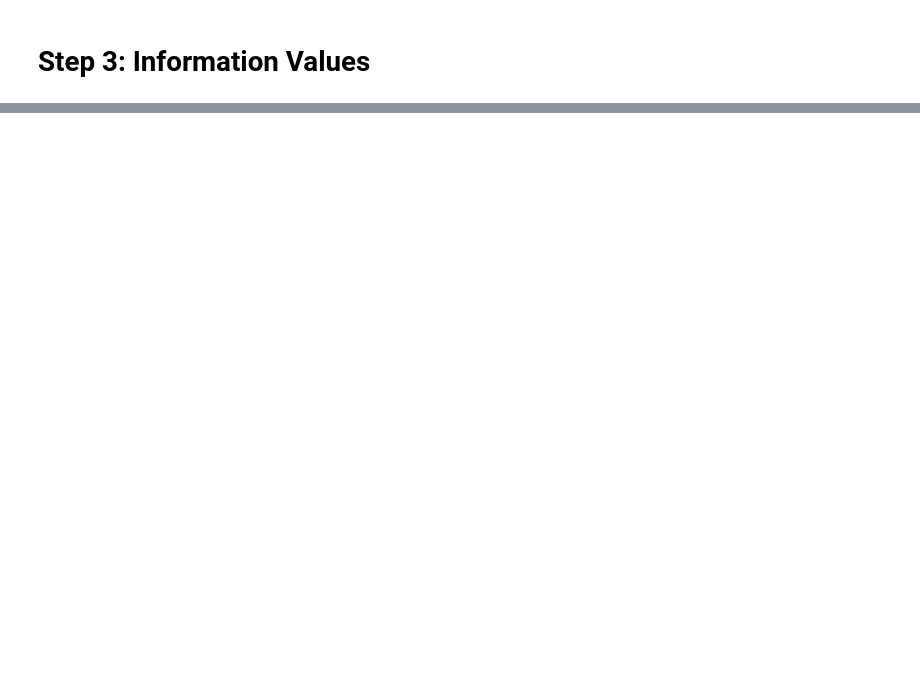
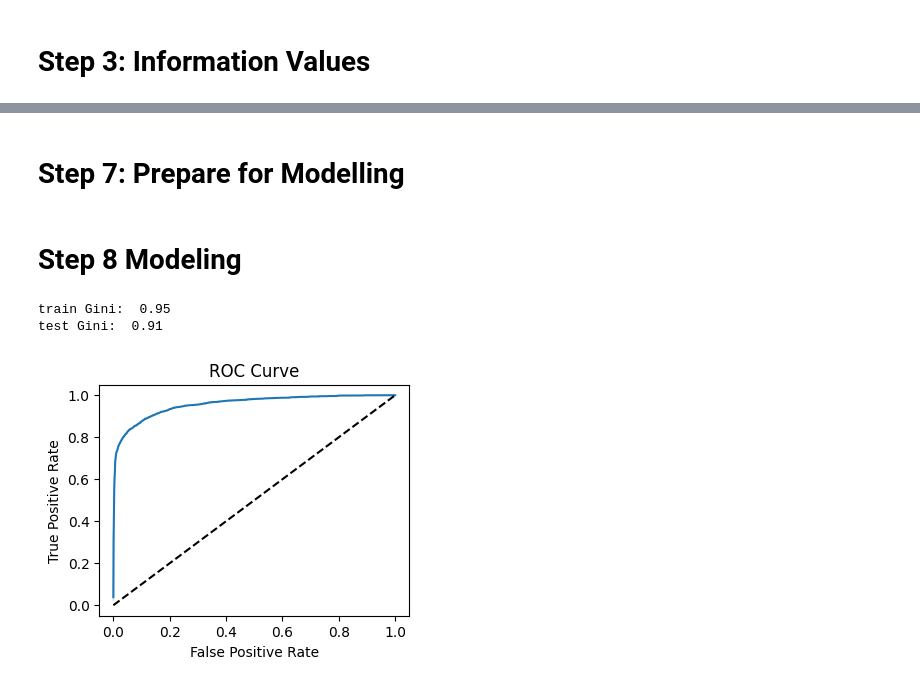
Before and after one commit to MarkThackham/portfolio, a Jupyter notebook: 04 Loan Approval Prediction.ipynb/01 Loan Approval Prediction.ipynb, the cells around one changed output, grey strips where cells are left out. Saved outputs shown, nothing was run; the diff lists cells and outputs as text; code cells hidden in the pictures; blank space fills up the shorter version.

```diff
--- a/04 Loan Approval Prediction.ipynb/01 Loan Approval Prediction.ipynb
+++ b/04 Loan Approval Prediction.ipynb/01 Loan Approval Prediction.ipynb
@@ -309,0 +401,41 @@ dtype: object
+# %% [markdown]
+# Step 7: Prepare for Modelling
+# %%
+# X and y
+X=df4.drop(columns='loan_status')
+y=df4['loan_status']
+
+# Split Data
+X_train, X_test, y_train, y_test = train_test_split(X, y, test_size=0.3, random_state=42)
+# %% [markdown]
+# Step 8 Modeling
+# %%
+# Light GBM
+mdl_lgb=LGBMClassifier(verbose=0, random_state=42)
+mdl_lgb.fit(X_train, y_train)
+
+# Predictions
+mdl_lgb_train_pred=mdl_lgb.predict_proba(X_train)[:,1]
+mdl_lgb_test_pred=mdl_lgb.predict_proba(X_test)[:,1]
+# %%
+# Gini
+print('train Gini: ', round(roc_auc_score(y_true=y_train, y_score=mdl_lgb_train_pred)*2-1,2))
+print('test Gini: ',  round(roc_auc_score(y_true=y_test,  y_score=mdl_lgb_test_pred)*2-1, 2))
+
+
+# ROC Curve
+fpr, tpr, thresolds=roc_curve(y_true=y_test,  y_score=mdl_lgb_test_pred)
+df_roc=pd.DataFrame({'fpr':fpr, 'tpr':tpr, 'thresolds':thresolds})
+
+# Plot ROC Curve
+plt.figure(figsize=(4,3))
+sns.lineplot(data=df_roc, x='fpr', y='tpr')
+plt.plot([0, 1], [0, 1], color='black', linestyle='--')
+plt.xlabel('False Positive Rate')
+plt.ylabel('True Positive Rate')
+plt.title('ROC Curve')
+plt.show()
+# %% [output]
+train Gini:  0.95
+test Gini:  0.91
+[figure, added]
```
Also changed, not shown: parts of 9 cells of this notebook.
